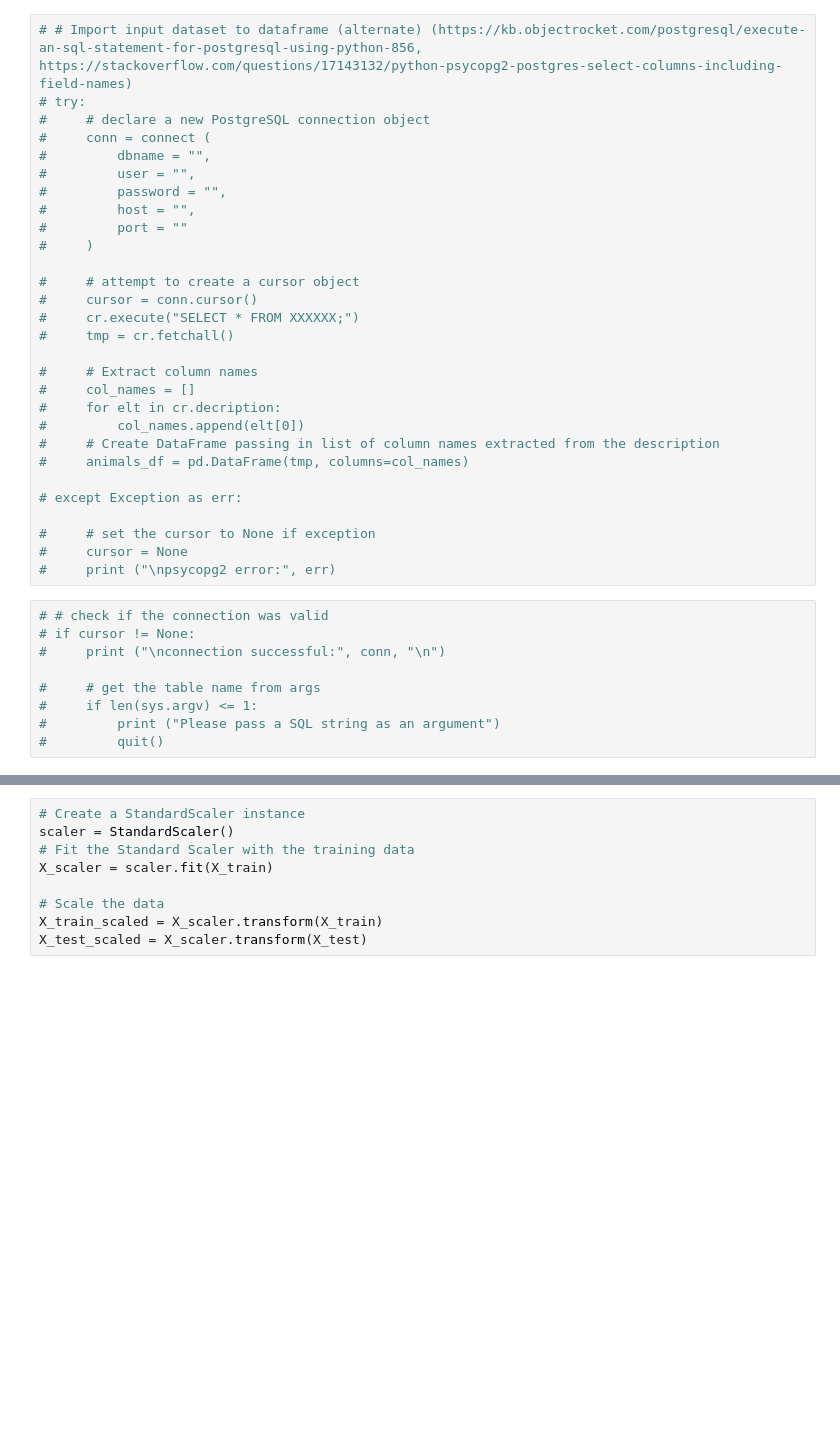
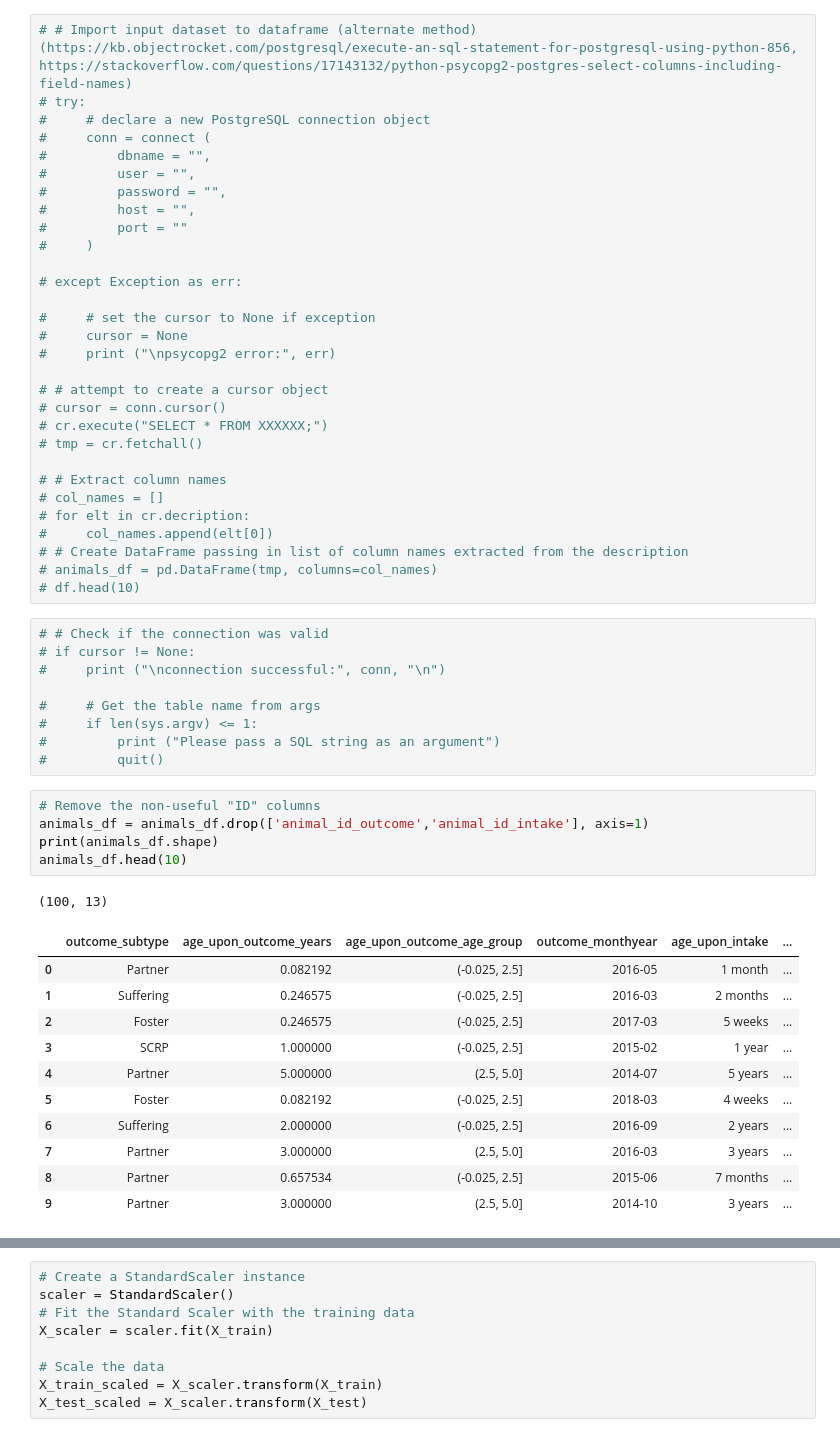
Before and after one commit to hookjamesa/austin_animal_shelter_analysis, a Jupyter notebook: segment1_decision_tree_model.ipynb, the cells around one changed output, grey strips where cells are left out. Saved outputs shown, nothing was run; the diff lists cells and outputs as text; blank space fills up the shorter version.

```diff
--- a/segment1_decision_tree_model.ipynb
+++ b/segment1_decision_tree_model.ipynb
@@ -24,5 +33,5 @@ session = Session(engine)
 # %%
-# # Import input dataset to dataframe (alternate) (https://kb.objectrocket.com/postgresql/execute-an-sql-statement-for-postgresql-using-python-856, https://stackoverflow.com/questions/17143132/python-psycopg2-postgres-select-columns-including-field-names)
+# # Import input dataset to dataframe (alternate method) (https://kb.objectrocket.com/postgresql/execute-an-sql-statement-for-postgresql-using-python-856, https://stackoverflow.com/questions/17143132/python-psycopg2-postgres-select-columns-including-field-names)
 # try:
 #     # declare a new PostgreSQL connection object
 #     conn = connect (
@@ -33,31 +42,50 @@ session = Session(engine)
 #         port = ""
 #     )
 
-#     # attempt to create a cursor object
-#     cursor = conn.cursor()
-#     cr.execute("SELECT * FROM XXXXXX;")
-#     tmp = cr.fetchall()
-
-#     # Extract column names
-#     col_names = []
-#     for elt in cr.decription:
-#         col_names.append(elt[0])
-#     # Create DataFrame passing in list of column names extracted from the description
-#     animals_df = pd.DataFrame(tmp, columns=col_names)
-
 # except Exception as err:
 
 #     # set the cursor to None if exception
 #     cursor = None
 #     print ("\npsycopg2 error:", err)
+
+# # attempt to create a cursor object
+# cursor = conn.cursor()
+# cr.execute("SELECT * FROM XXXXXX;")
+# tmp = cr.fetchall()
+
+# # Extract column names
+# col_names = []
+# for elt in cr.decription:
+#     col_names.append(elt[0])
+# # Create DataFrame passing in list of column names extracted from the description
+# animals_df = pd.DataFrame(tmp, columns=col_names)
+# df.head(10)
 # %%
-# # check if the connection was valid
+# # Check if the connection was valid
 # if cursor != None:
 #     print ("\nconnection successful:", conn, "\n")
 
-#     # get the table name from args
+#     # Get the table name from args
 #     if len(sys.argv) <= 1:
 #         print ("Please pass a SQL string as an argument")
 #         quit()
+# %%
+# Remove the non-useful "ID" columns
+animals_df = animals_df.drop(['animal_id_outcome','animal_id_intake'], axis=1)
+print(animals_df.shape)
+animals_df.head(10)
+# %% [output]
+(100, 13)
+|  | outcome_subtype | age_upon_outcome_years | age_upon_outcome_age_group | outcome_monthyear | age_upon_intake | ... |
+| 0 | Partner | 0.082192 | (-0.025, 2.5] | 2016-05 | 1 month | ... |
+| 1 | Suffering | 0.246575 | (-0.025, 2.5] | 2016-03 | 2 months | ... |
+| 2 | Foster | 0.246575 | (-0.025, 2.5] | 2017-03 | 5 weeks | ... |
+| 3 | SCRP | 1.000000 | (-0.025, 2.5] | 2015-02 | 1 year | ... |
+| 4 | Partner | 5.000000 | (2.5, 5.0] | 2014-07 | 5 years | ... |
+| 5 | Foster | 0.082192 | (-0.025, 2.5] | 2018-03 | 4 weeks | ... |
+| 6 | Suffering | 2.000000 | (-0.025, 2.5] | 2016-09 | 2 years | ... |
+| 7 | Partner | 3.000000 | (2.5, 5.0] | 2016-03 | 3 years | ... |
+| 8 | Partner | 0.657534 | (-0.025, 2.5] | 2015-06 | 7 months | ... |
+| 9 | Partner | 3.000000 | (2.5, 5.0] | 2014-10 | 3 years | ... |
 # %%
 # Generate a categorical variable list
```
Also changed, not shown: parts of 14 cells of this notebook.
